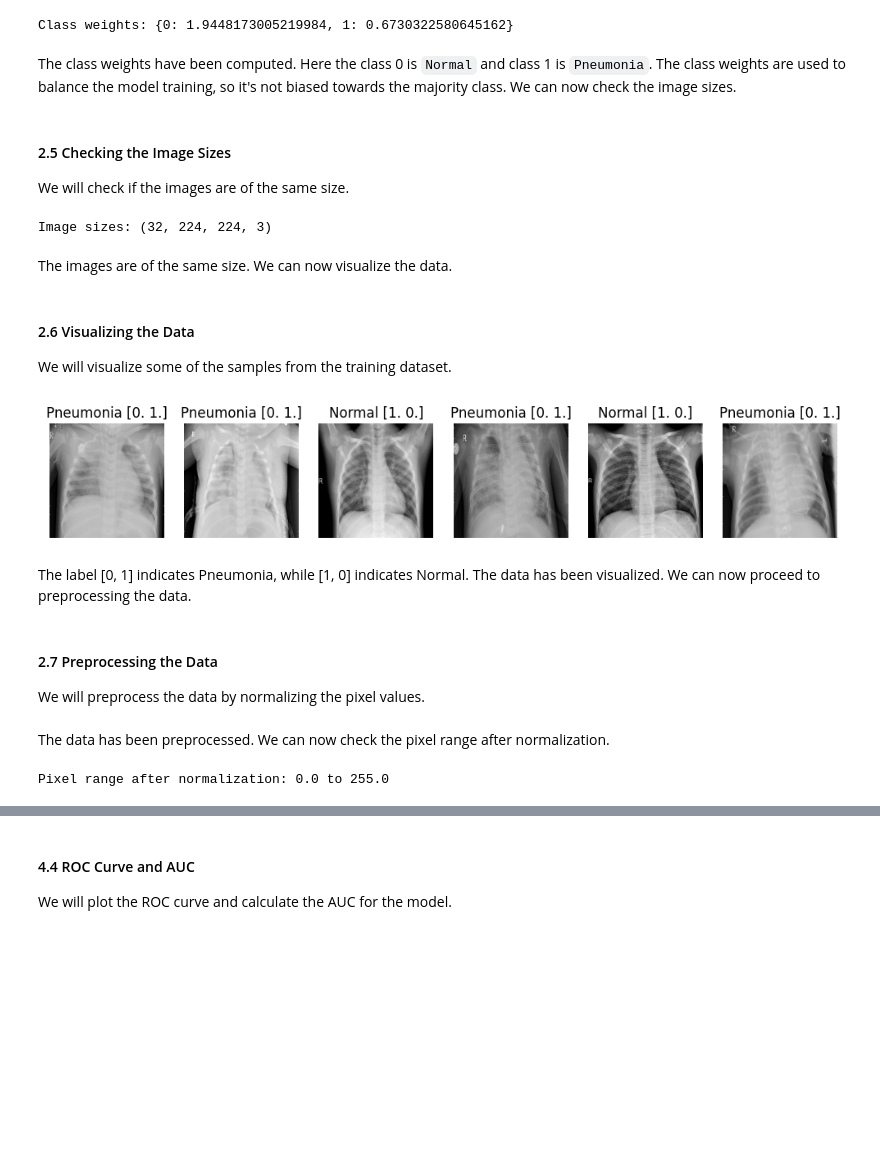
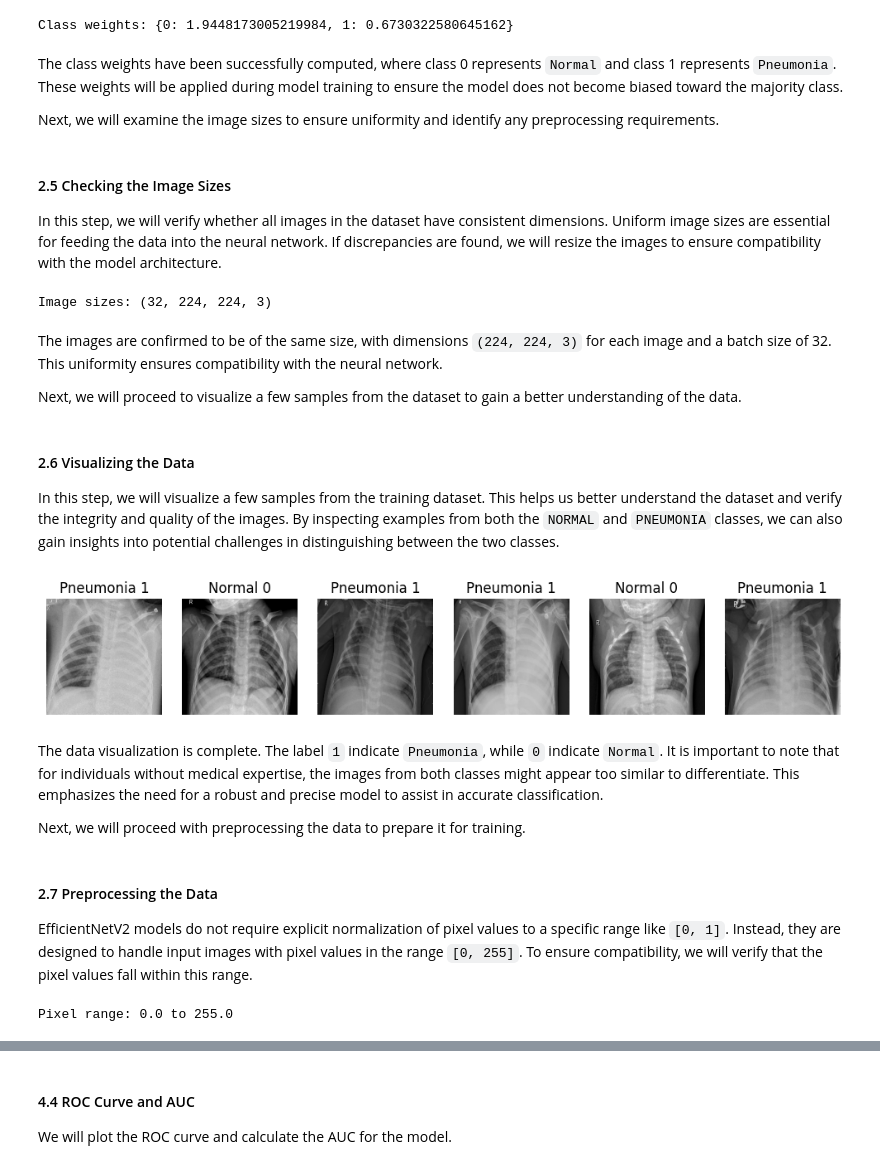
Before and after one commit to Group-6-Software-Development/Neural_Network_Project, a Jupyter notebook: Notebooks/Project 3 - Detecting Pneumonia from X-ray Images.ipynb, the cells around one changed output, grey strips where cells are left out. Drawn from its saved outputs; the diff is of its cells as text; code cells hidden in the pictures; blank space fills up the shorter version.

Commit message:
Project 3 - Detecting Pneumonia from X-ray Images - Model reworked. Documentation done!

```diff
--- a/Notebooks/Project 3 - Detecting Pneumonia from X-ray Images.ipynb
+++ b/Notebooks/Project 3 - Detecting Pneumonia from X-ray Images.ipynb
@@ -88,11 +102,11 @@ We will load the data from the `Inputs\chest_xray` directory. The data is in sub
 # Load the data
 base_dir = Path('../Inputs/chest_xray')
 
-train_dataset = image_dataset_from_directory(base_dir / 'train', labels='inferred', label_mode='categorical',
+train_dataset = image_dataset_from_directory(base_dir / 'train', labels='inferred', label_mode='int',
                                              batch_size=32, image_size=(224, 224))
-val_dataset = image_dataset_from_directory(base_dir / 'val', labels='inferred', label_mode='categorical', batch_size=32,
+val_dataset = image_dataset_from_directory(base_dir / 'val', labels='inferred', label_mode='int', batch_size=32,
                                            image_size=(224, 224))
-test_dataset = image_dataset_from_directory(base_dir / 'test', labels='inferred', label_mode='categorical',
+test_dataset = image_dataset_from_directory(base_dir / 'test', labels='inferred', label_mode='int',
                                             batch_size=32, image_size=(224, 224))
 # %% [output]
 Found 5216 files belonging to 2 classes.
@@ -107,10 +121,10 @@ We will analyze the class distribution of the training dataset.
 # %%
-# Analyze the class distribution
-class_counts = {}
+# Analyze the class distribution for binary classification
+class_counts = {0: 0, 1: 0}
 
 for _, labels in train_dataset.unbatch():
-    label = np.argmax(labels.numpy())
-    class_counts[label] = class_counts.get(label, 0) + 1
+    label = labels.numpy()
+    class_counts[label] += 1
 
 print("Class distribution:", class_counts)
 # %% [output]
@@ -120,9 +134,9 @@ The training dataset has 3,875 Pneumonia images and 1,341 Normal images. As we c
 # %%
-# Extract and flatten labels from the dataset
+# Extract labels from the dataset
 all_labels = []
 
 for _, labels in train_dataset.unbatch():
-    all_labels.append(np.argmax(labels.numpy(), axis=-1))
+    all_labels.append(labels.numpy())
 
 all_labels = np.array(all_labels)
 
@@ -138,11 +152,13 @@ print(f"Class weights: {class_weights}")
 # %% [output]
 Class weights: {0: 1.9448173005219984, 1: 0.6730322580645162}
 # %% [markdown]
-The class weights have been computed. Here the class 0 is `Normal` and class 1 is `Pneumonia`. The class weights are used to balance the model training, so it's not biased towards the majority class. We can now check the image sizes.
+The class weights have been successfully computed, where class 0 represents `Normal` and class 1 represents `Pneumonia`. These weights will be applied during model training to ensure the model does not become biased toward the majority class.
+
+Next, we will examine the image sizes to ensure uniformity and identify any preprocessing requirements.
 # %% [markdown]
 #### 2.5 Checking the Image Sizes
 
-We will check if the images are of the same size.
+In this step, we will verify whether all images in the dataset have consistent dimensions. Uniform image sizes are essential for feeding the data into the neural network. If discrepancies are found, we will resize the images to ensure compatibility with the model architecture.
 # %%
 # Check if the images are of the same size
 for images, _ in train_dataset.take(1):
@@ -150,27 +166,32 @@ for images, _ in train_dataset.take(1):
 # %% [output]
 Image sizes: (32, 224, 224, 3)
 # %% [markdown]
-The images are of the same size. We can now visualize the data.
+The images are confirmed to be of the same size, with dimensions `(224, 224, 3)` for each image and a batch size of 32. This uniformity ensures compatibility with the neural network.
+
+Next, we will proceed to visualize a few samples from the dataset to gain a better understanding of the data.
 # %% [markdown]
 #### 2.6 Visualizing the Data
 
-We will visualize some of the samples from the training dataset.
+In this step, we will visualize a few samples from the training dataset. This helps us better understand the dataset and verify the integrity and quality of the images. By inspecting examples from both the `NORMAL` and `PNEUMONIA` classes, we can also gain insights into potential challenges in distinguishing between the two classes.
 # %%
 plt.figure(figsize=(10, 5))
 for images, labels in train_dataset.take(1):
     for i in range(6):
         plt.subplot(3, 6, i + 1)
         plt.imshow(images[i].numpy().astype("uint8"))
-        plt.title(f"Normal {labels[i]}" if np.argmax(labels[i]) == 0 else f"Pneumonia {labels[i]}")
+
+        plt.title(f"Normal {labels[i]}" if labels[i] == 0 else f"Pneumonia {labels[i]}")
         plt.axis("off")
 
 plt.tight_layout()
 plt.show()
 # %% [output]
-[figure, old version]
+[figure, new version]
 # %% [markdown]
-The label [0, 1] indicates Pneumonia, while [1, 0] indicates Normal. The data has been visualized. We can now proceed to preprocessing the data.
+The data visualization is complete. The label `1` indicate `Pneumonia`, while `0` indicate `Normal`. It is important to note that for individuals without medical expertise, the images from both classes might appear too similar to differentiate. This emphasizes the need for a robust and precise model to assist in accurate classification.
+
+Next, we will proceed with preprocessing the data to prepare it for training.
 # %% [markdown]
 #### 2.7 Preprocessing the Data
 
-We will preprocess the data by normalizing the pixel values.
+EfficientNetV2 models do not require explicit normalization of pixel values to a specific range like `[0, 1]`. Instead, they are designed to handle input images with pixel values in the range `[0, 255]`. To ensure compatibility, we will verify that the pixel values fall within this range.
@@ -182,8 +198,6 @@ test_dataset = test_dataset.map(lambda x, y: (preprocess_input(x), y))
-# %% [markdown]
-The data has been preprocessed. We can now check the pixel range after normalization.
 # %%
 for images, labels in train_dataset.take(1):
-    print(f"Pixel range after normalization: {tf.reduce_min(images).numpy()} to {tf.reduce_max(images).numpy()}")
+    print(f"Pixel range: {tf.reduce_min(images).numpy()} to {tf.reduce_max(images).numpy()}")
 # %% [output]
-Pixel range after normalization: 0.0 to 255.0
+Pixel range: 0.0 to 255.0
 # %% [markdown]
```
Also changed, not shown: parts of 44 cells of this notebook.
